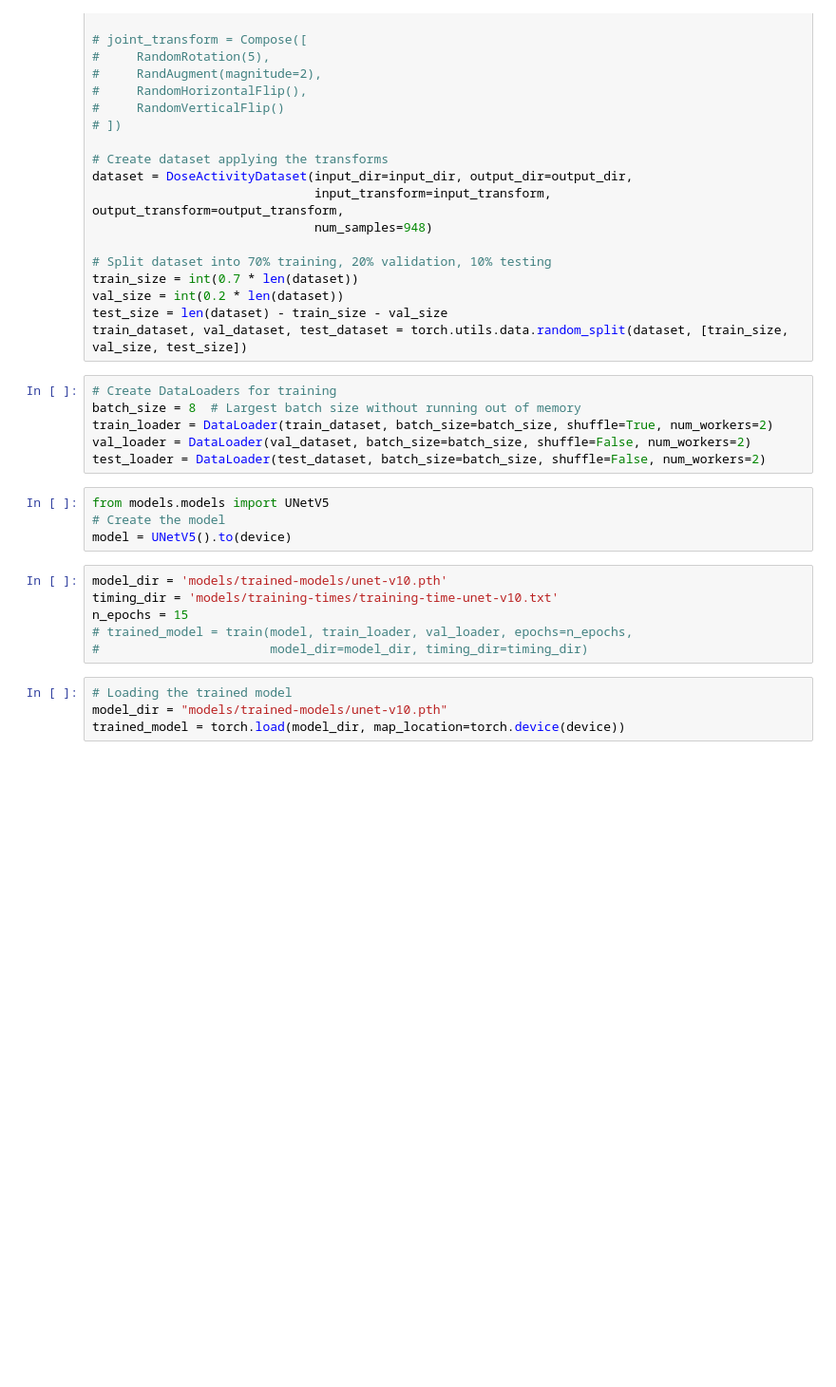
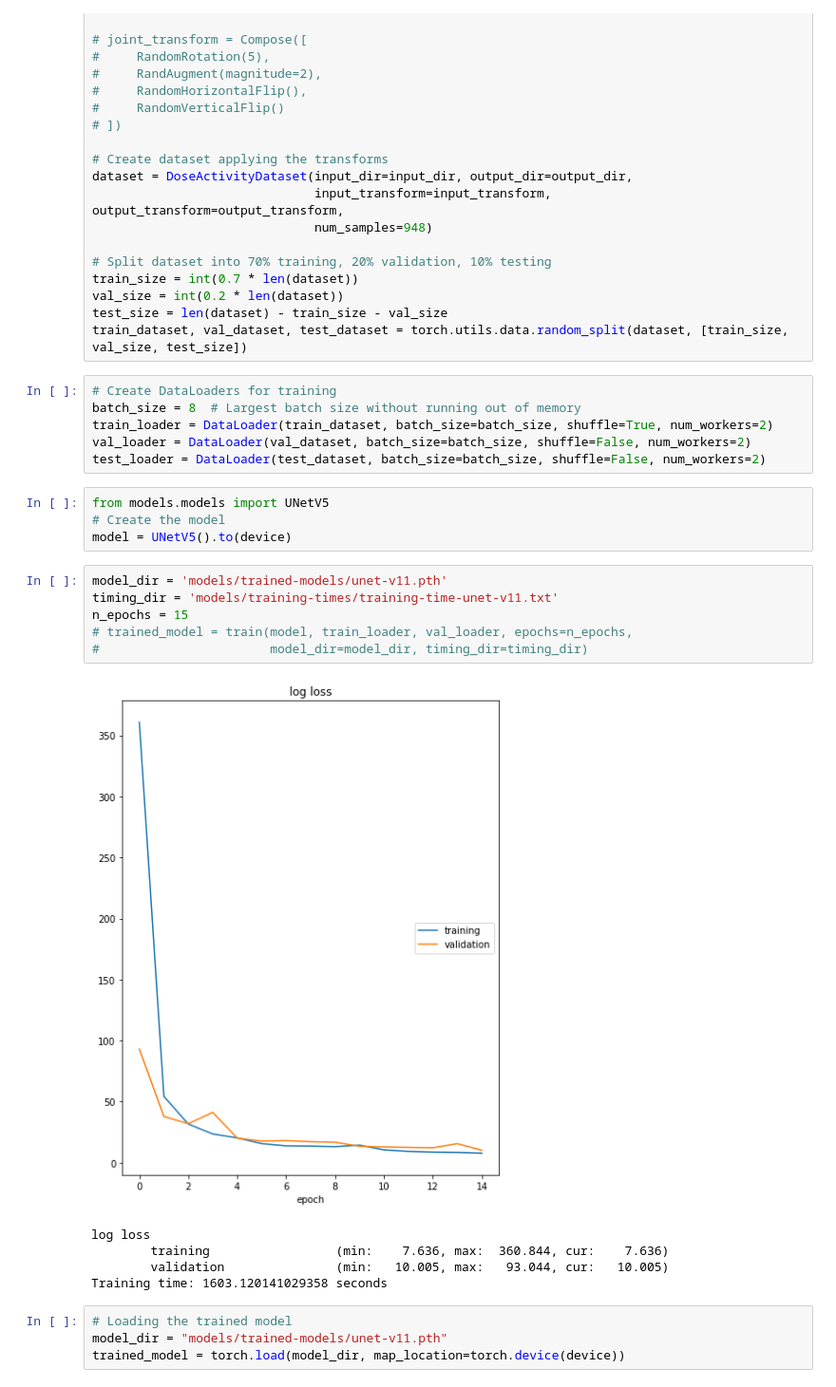
Before and after one commit to pcabrales/prototwin, a Jupyter notebook: deep-learning-dose-activity-dictionary/dad-nn.ipynb, the cells around one changed output. Shown: that part at 95% size. Cells and saved outputs as stored; diff of their text form; blank space fills up the shorter version.

```diff
--- a/deep-learning-dose-activity-dictionary/dad-nn.ipynb
+++ b/deep-learning-dose-activity-dictionary/dad-nn.ipynb
@@ -74,14 +74,20 @@ from models.models import UNetV5
 # Create the model
 model = UNetV5().to(device)
 # %%
-model_dir = 'models/trained-models/unet-v10.pth'
-timing_dir = 'models/training-times/training-time-unet-v10.txt'
+model_dir = 'models/trained-models/unet-v11.pth'
+timing_dir = 'models/training-times/training-time-unet-v11.txt'
 n_epochs = 15
 # trained_model = train(model, train_loader, val_loader, epochs=n_epochs,
 #                       model_dir=model_dir, timing_dir=timing_dir)
+# %% [output]
+[figure, added]
+log loss
+        training                 (min:    7.636, max:  360.844, cur:    7.636)
+        validation               (min:   10.005, max:   93.044, cur:   10.005)
+Training time: 1603.120141029358 seconds
 # %%
 # Loading the trained model
-model_dir = "models/trained-models/unet-v10.pth"
+model_dir = "models/trained-models/unet-v11.pth"
 trained_model = torch.load(model_dir, map_location=torch.device(device))
 # %%
 # Plotting slices of the dose
```
Also changed, not shown: parts of 3 cells of this notebook, 3 other files.
